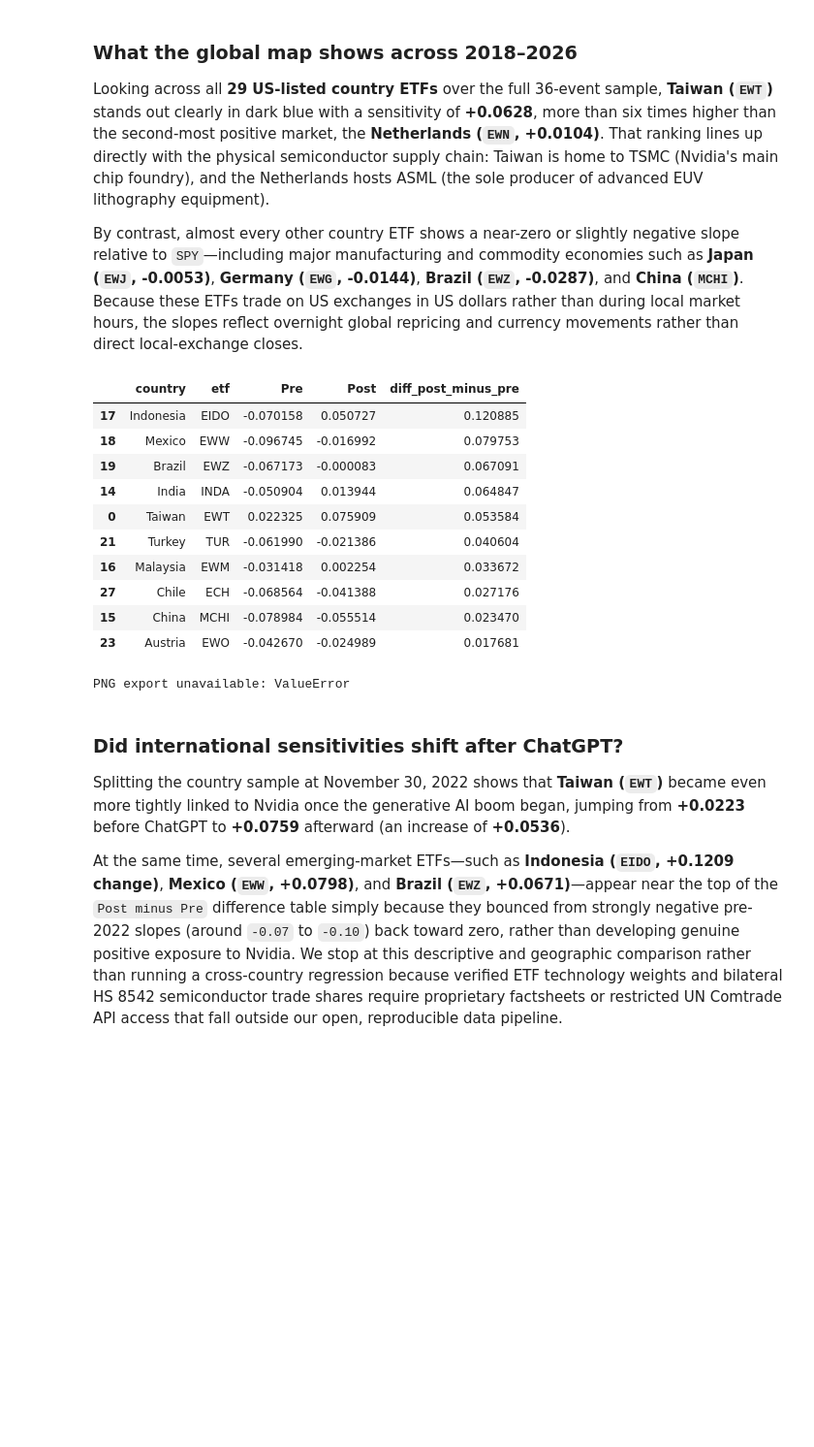
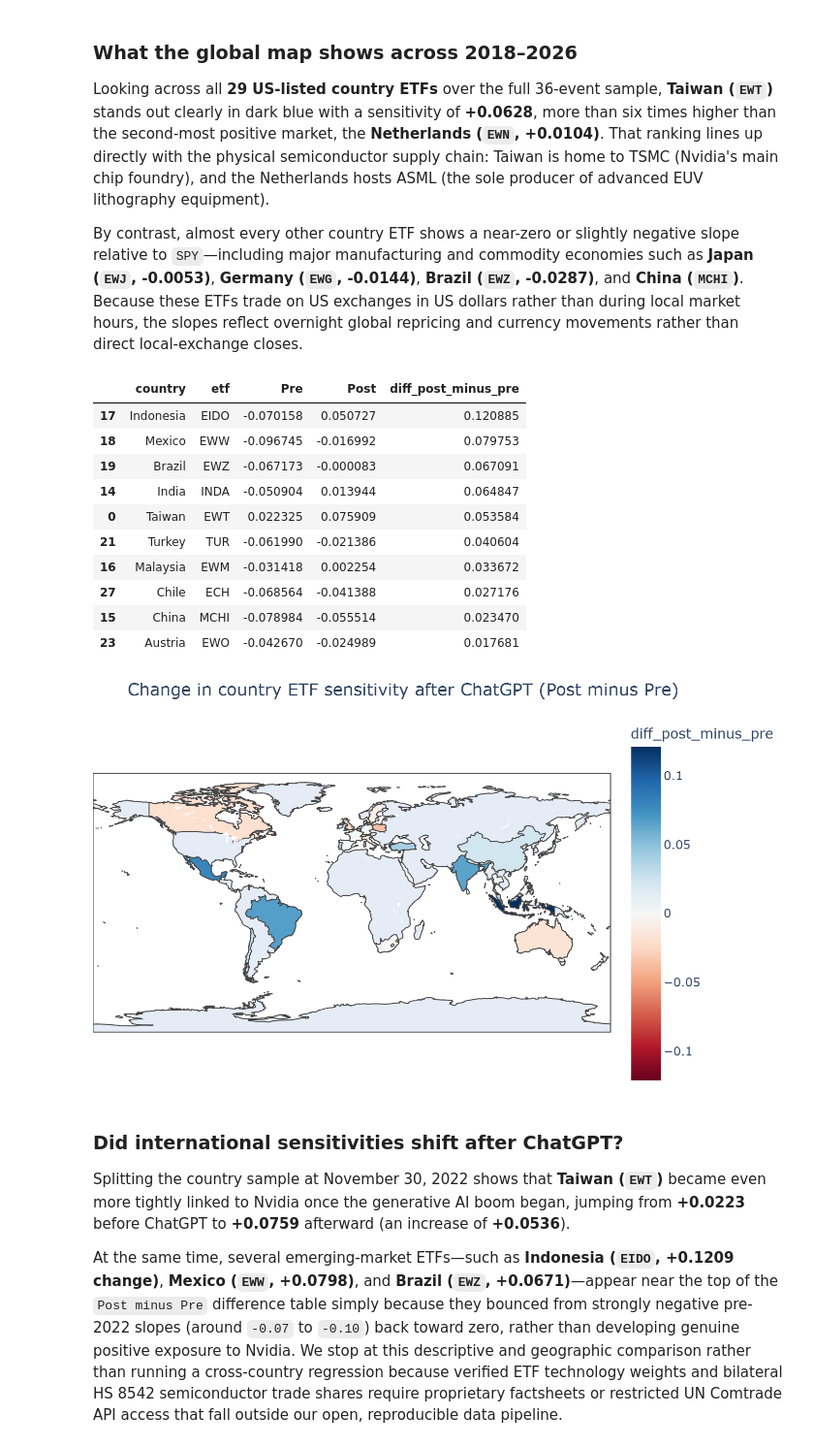
Before and after one commit to ayarhazi/ai-exposure-financial-markets, a Jupyter notebook: notebook1.ipynb, the cells around one changed output. Shown at 97% size. Saved outputs shown, nothing was run; the diff lists cells and outputs as text; code cells hidden in the pictures; blank space fills up the shorter version.

```diff
--- a/notebook1.ipynb
+++ b/notebook1.ipynb
@@ -493,35 +494,36 @@ if not country_period.empty and {"Pre", "Post"}.issubset(set(country_period.peri
     country_wide["diff_post_minus_pre"] = country_wide["Post"] - country_wide["Pre"]
     country_wide = country_wide.merge(countries[["etf", "country", "iso3"]], left_index=True, right_on="etf", how="left")
     display(country_wide[["country", "etf", "Pre", "Post", "diff_post_minus_pre"]].sort_values("diff_post_minus_pre", ascending=False).head(10))
 
     # Render static map of post-minus-pre sensitivity changes
     fig_diff = px.choropleth(
         country_wide,
         locations="iso3",
         color="diff_post_minus_pre",
         hover_name="country",
         color_continuous_scale="RdBu",
         color_continuous_midpoint=0,
         title="Change in country ETF sensitivity after ChatGPT (Post minus Pre)",
     )
     fig_diff.update_layout(margin=dict(l=0, r=0, t=40, b=0), height=420)
     fig_diff.write_html(FIGURES / "06_country_pre_post_map.html")
-    show_figure(fig_diff, FIGURES / "06_country_pre_post_map.png")
+    fig_diff.write_image(FIGURES / "06_country_pre_post_map.png", scale=2)
+    display(Image(filename=str(FIGURES / "06_country_pre_post_map.png")))
 else:
     print("Country pre/post map requires more complete price coverage.")
 # %% [output]
 |  | country | etf | Pre | Post | diff_post_minus_pre |
 | 17 | Indonesia | EIDO | -0.070158 | 0.050727 | 0.120885 |
 | 18 | Mexico | EWW | -0.096745 | -0.016992 | 0.079753 |
 | 19 | Brazil | EWZ | -0.067173 | -0.000083 | 0.067091 |
 | 14 | India | INDA | -0.050904 | 0.013944 | 0.064847 |
 | 0 | Taiwan | EWT | 0.022325 | 0.075909 | 0.053584 |
 | 21 | Turkey | TUR | -0.061990 | -0.021386 | 0.040604 |
 | 16 | Malaysia | EWM | -0.031418 | 0.002254 | 0.033672 |
 | 27 | Chile | ECH | -0.068564 | -0.041388 | 0.027176 |
 | 15 | China | MCHI | -0.078984 | -0.055514 | 0.023470 |
 | 23 | Austria | EWO | -0.042670 | -0.024989 | 0.017681 |
-PNG export unavailable: ValueError
+[figure, added]
 # %% [markdown]
 ### Did international sensitivities shift after ChatGPT?
 
```
Also changed, not shown: parts of 3 cells of this notebook, 1 other file.
